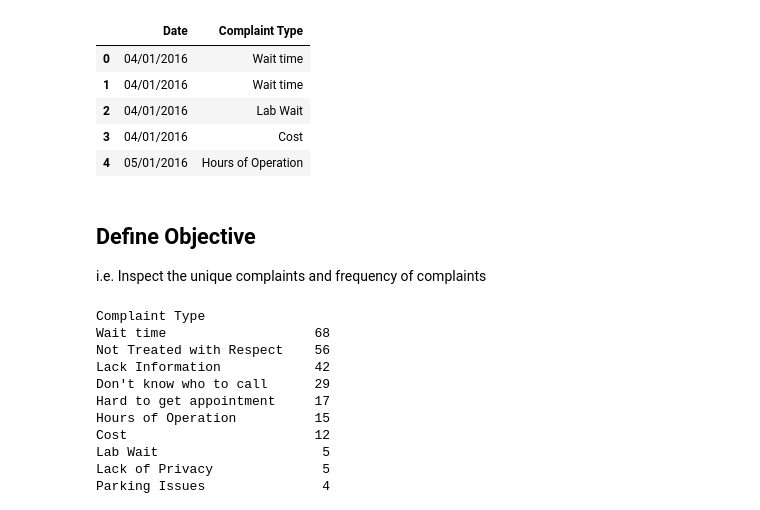
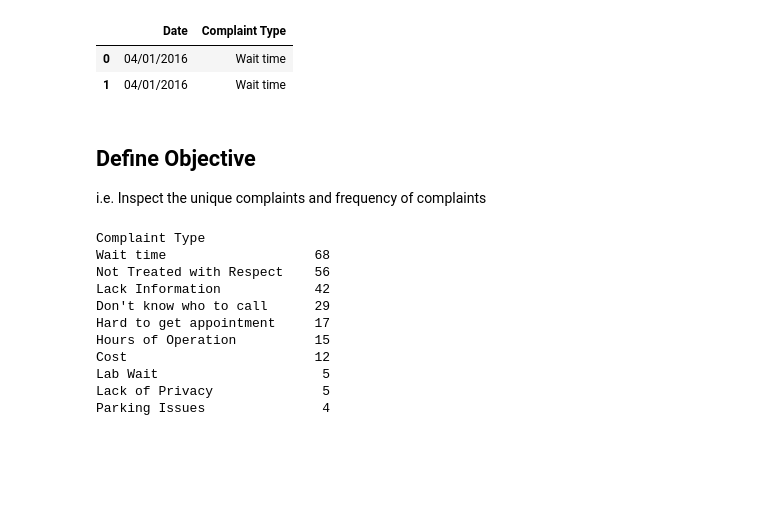
Before and after one commit to afiadata/patient-satisfaction, a Jupyter notebook: notebooks/complaint.ipynb, the cells around one changed output. Drawn from its saved outputs; the diff is of its cells as text; code cells hidden in the pictures; blank space fills up the shorter version.

```diff
--- a/notebooks/complaint.ipynb
+++ b/notebooks/complaint.ipynb
@@ -7,14 +7,11 @@ import seaborn as sns
 # load data
 complaint_data = pd.read_csv("../data/ComplaintData.csv")
 # %%
-complaint_data.head()
+complaint_data.head(2)
 # %% [output]
 |  | Date | Complaint Type |
 | 0 | 04/01/2016 | Wait time |
 | 1 | 04/01/2016 | Wait time |
-| 2 | 04/01/2016 | Lab Wait |
-| 3 | 04/01/2016 | Cost |
-| 4 | 05/01/2016 | Hours of Operation |
 # %% [markdown]
 ## Define Objective
 i.e. Inspect the unique complaints and frequency of complaints
```
Also changed, not shown: parts of 4 cells of this notebook.
